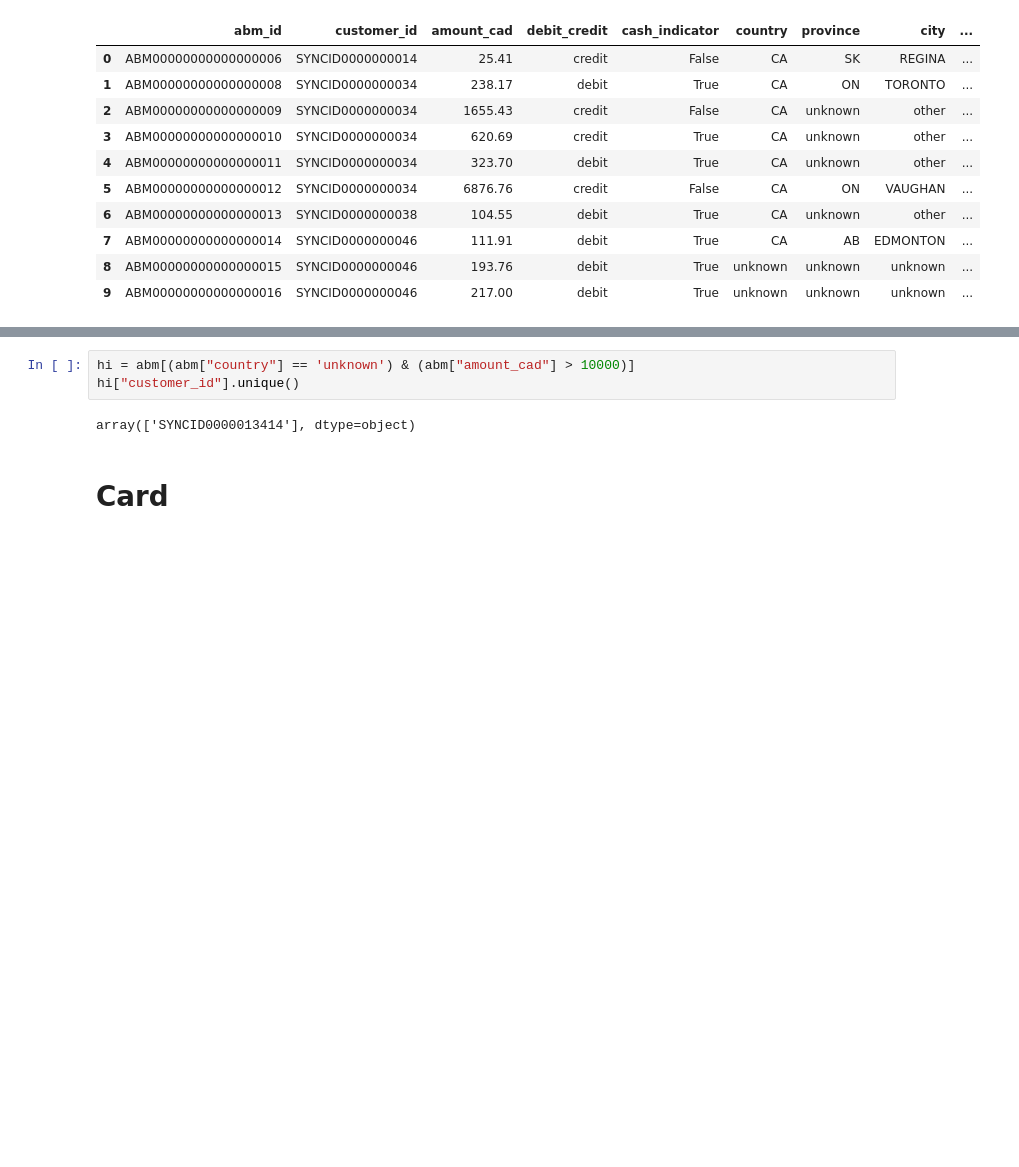
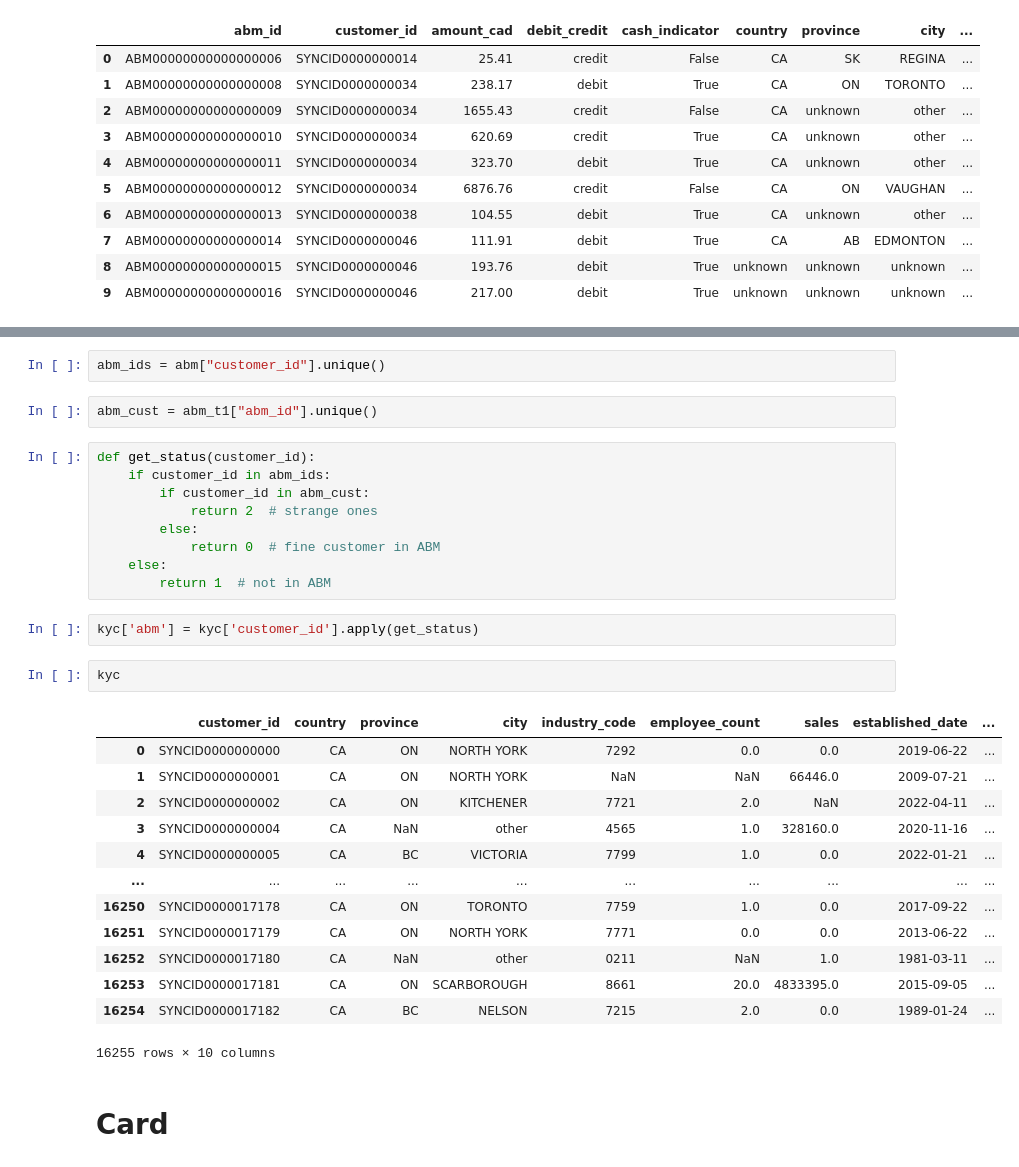
Before and after one commit to Kevlar-sudo/IMI_Big_Data_and_AI_Competition, a Jupyter notebook: code.ipynb, the cells around one changed output, grey strips where cells are left out. Cells and saved outputs as stored; diff of their text form; blank space fills up the shorter version.

```diff
--- a/code.ipynb
+++ b/code.ipynb
@@ -128,8 +111,34 @@ abm[(abm["cash_indicator"] == True) & (abm["amount_cad"] > 10000) & (abm["debit_
-# %%
-hi = abm[(abm["country"] == 'unknown') & (abm["amount_cad"] > 10000)]
-hi["customer_id"].unique()
-# %% [output]
-array(['SYNCID0000013414'], dtype=object)
+# %%
+abm_ids = abm["customer_id"].unique()
+# %%
+abm_cust = abm_t1["abm_id"].unique()
+# %%
+def get_status(customer_id):
+    if customer_id in abm_ids:
+        if customer_id in abm_cust:
+            return 2  # strange ones
+        else:
+            return 0  # fine customer in ABM
+    else:
+        return 1  # not in ABM
+# %%
+kyc['abm'] = kyc['customer_id'].apply(get_status)
+# %%
+kyc
+# %% [output]
+|  | customer_id | country | province | city | industry_code | employee_count | sales | established_date | ... |
+| 0 | SYNCID0000000000 | CA | ON | NORTH YORK | 7292 | 0.0 | 0.0 | 2019-06-22 | ... |
+| 1 | SYNCID0000000001 | CA | ON | NORTH YORK | NaN | NaN | 66446.0 | 2009-07-21 | ... |
+| 2 | SYNCID0000000002 | CA | ON | KITCHENER | 7721 | 2.0 | NaN | 2022-04-11 | ... |
+| 3 | SYNCID0000000004 | CA | NaN | other | 4565 | 1.0 | 328160.0 | 2020-11-16 | ... |
+| 4 | SYNCID0000000005 | CA | BC | VICTORIA | 7799 | 1.0 | 0.0 | 2022-01-21 | ... |
+| ... | ... | ... | ... | ... | ... | ... | ... | ... | ... |
+| 16250 | SYNCID0000017178 | CA | ON | TORONTO | 7759 | 1.0 | 0.0 | 2017-09-22 | ... |
+| 16251 | SYNCID0000017179 | CA | ON | NORTH YORK | 7771 | 0.0 | 0.0 | 2013-06-22 | ... |
+| 16252 | SYNCID0000017180 | CA | NaN | other | 0211 | NaN | 1.0 | 1981-03-11 | ... |
+| 16253 | SYNCID0000017181 | CA | ON | SCARBOROUGH | 8661 | 20.0 | 4833395.0 | 2015-09-05 | ... |
+| 16254 | SYNCID0000017182 | CA | BC | NELSON | 7215 | 2.0 | 0.0 | 1989-01-24 | ... |
+16255 rows × 10 columns
 # %% [markdown]
 # Card
 # %%
```
Also changed, not shown: parts of 53 cells of this notebook.
